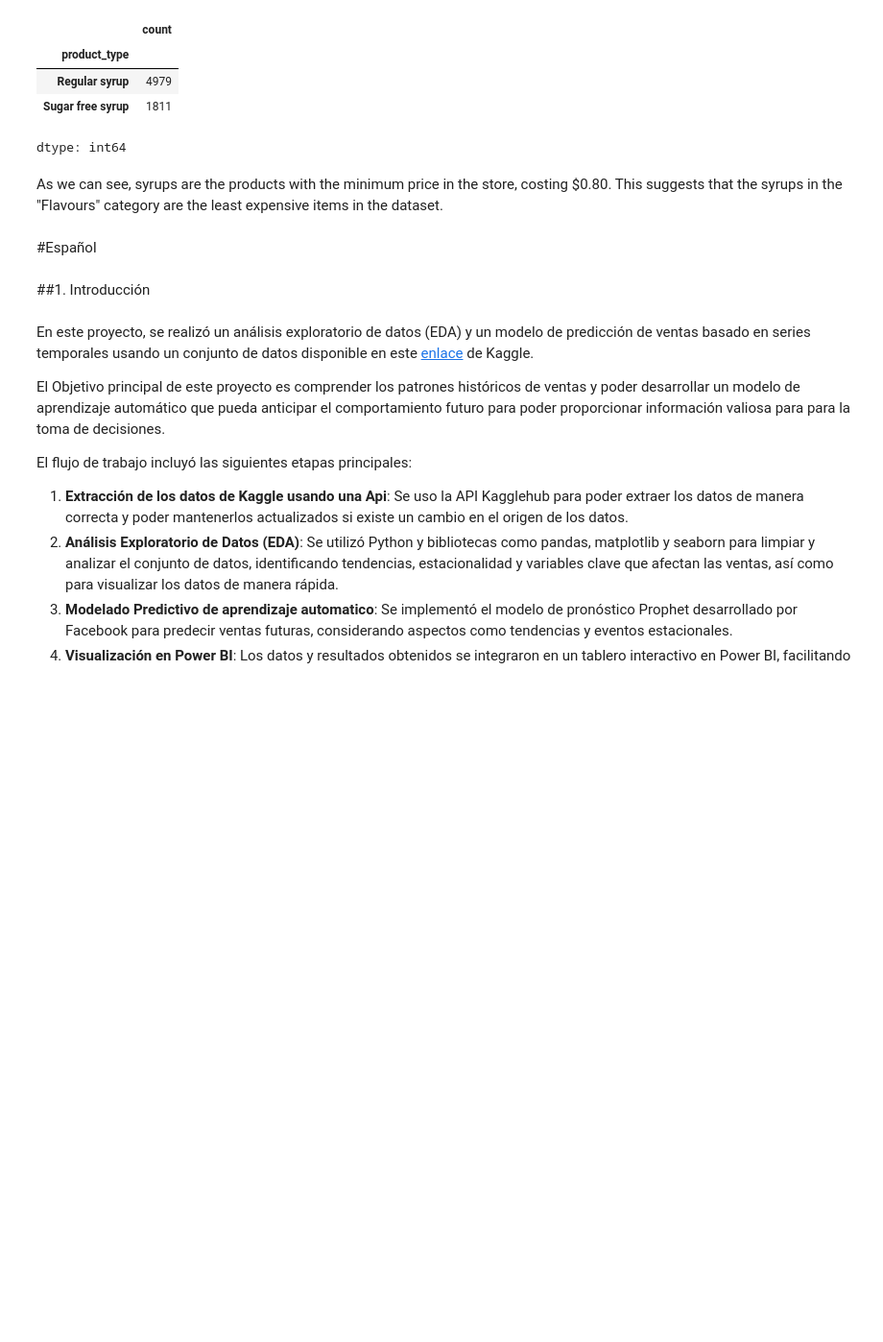
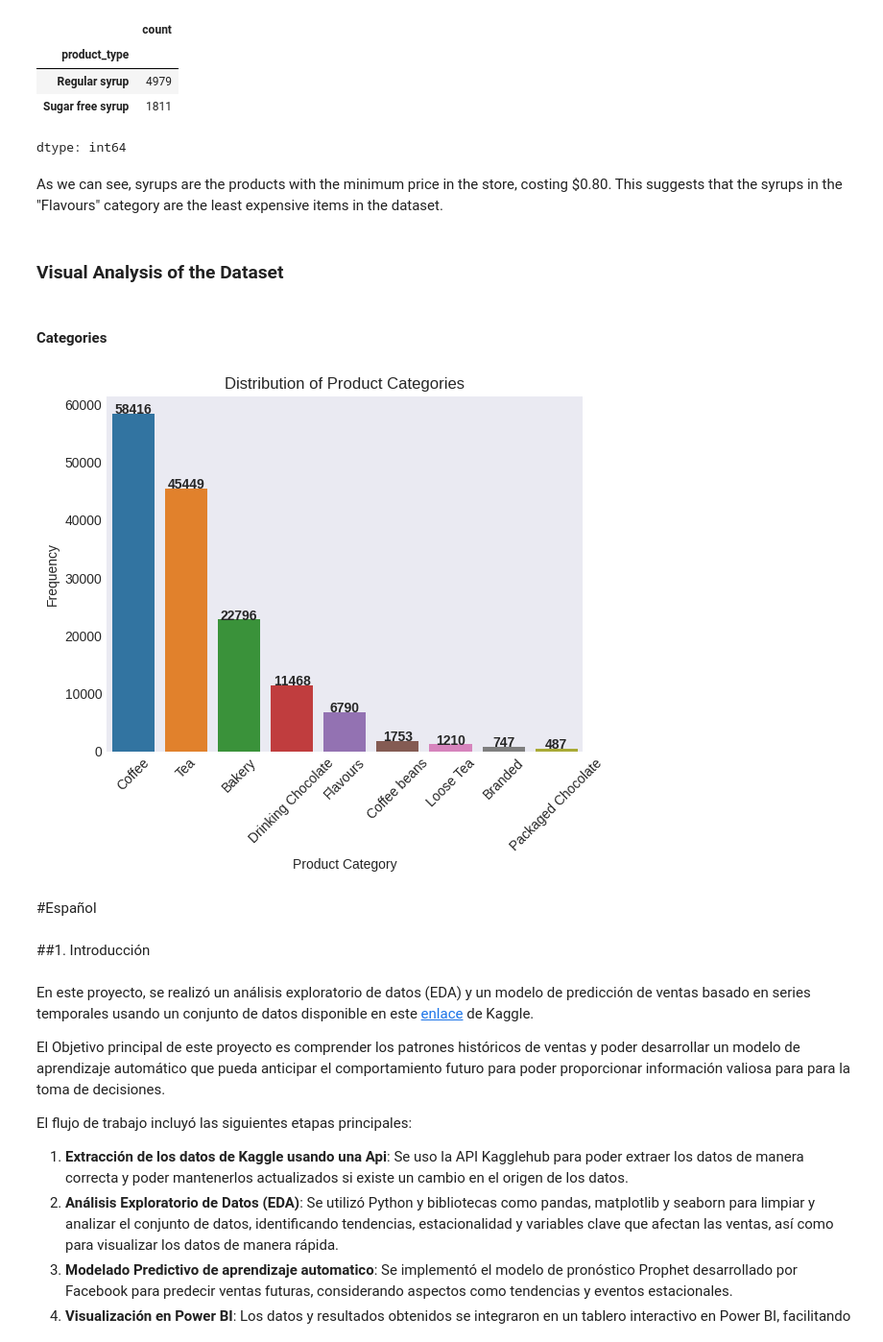
Before and after one commit to eddieisoffline/Portfolio-Data-Science, a Jupyter notebook: cafe/notebook/notebook.ipynb, the cells around one changed output. Shown: that part at 96% size. Cells and saved outputs as stored; diff of their text form; code cells hidden in the pictures; blank space fills up the shorter version.

```diff
--- a/cafe/notebook/notebook.ipynb
+++ b/cafe/notebook/notebook.ipynb
@@ -244,6 +244,37 @@ coffee_sales[
 dtype: int64
 # %% [markdown]
 As we can see, syrups are the products with the minimum price in the store, costing $0.80. This suggests that the syrups in the "Flavours" category are the least expensive items in the dataset.
+# %% [markdown]
+### Visual Analysis of the Dataset
+# %% [markdown]
+#### Categories
+# %%
+# Count the number of products in each category and reset the index to structure it as a DataFrame
+product_category_count = coffee_sales["product_category"].value_counts().reset_index()
+
+# Create a bar chart with Seaborn
+ax = sns.barplot(
+    x=product_category_count["product_category"],  # Product category on the X-axis
+    y=product_category_count["count"],  # Frequency on the Y-axis
+    hue=product_category_count["product_category"],  # Color by category
+)
+
+# Add numerical labels above each bar for better value visualization
+for i, value in enumerate(product_category_count["count"]):
+    ax.text(i, value + 0.5, str(value), ha="center", fontsize=10, fontweight="bold")
+
+# Add title and labels to the axes
+plt.title("Distribution of Product Categories")
+plt.xlabel("Product Category")
+plt.ylabel("Frequency")
+
+# Rotate X-axis labels for better visibility
+plt.xticks(rotation=45)
+
+# Show the chart
+plt.show()
+# %% [output]
+[figure, added]
 # %% [markdown]
 #Español
 # %% [markdown]
```
Also changed, not shown: parts of 3 cells of this notebook.
